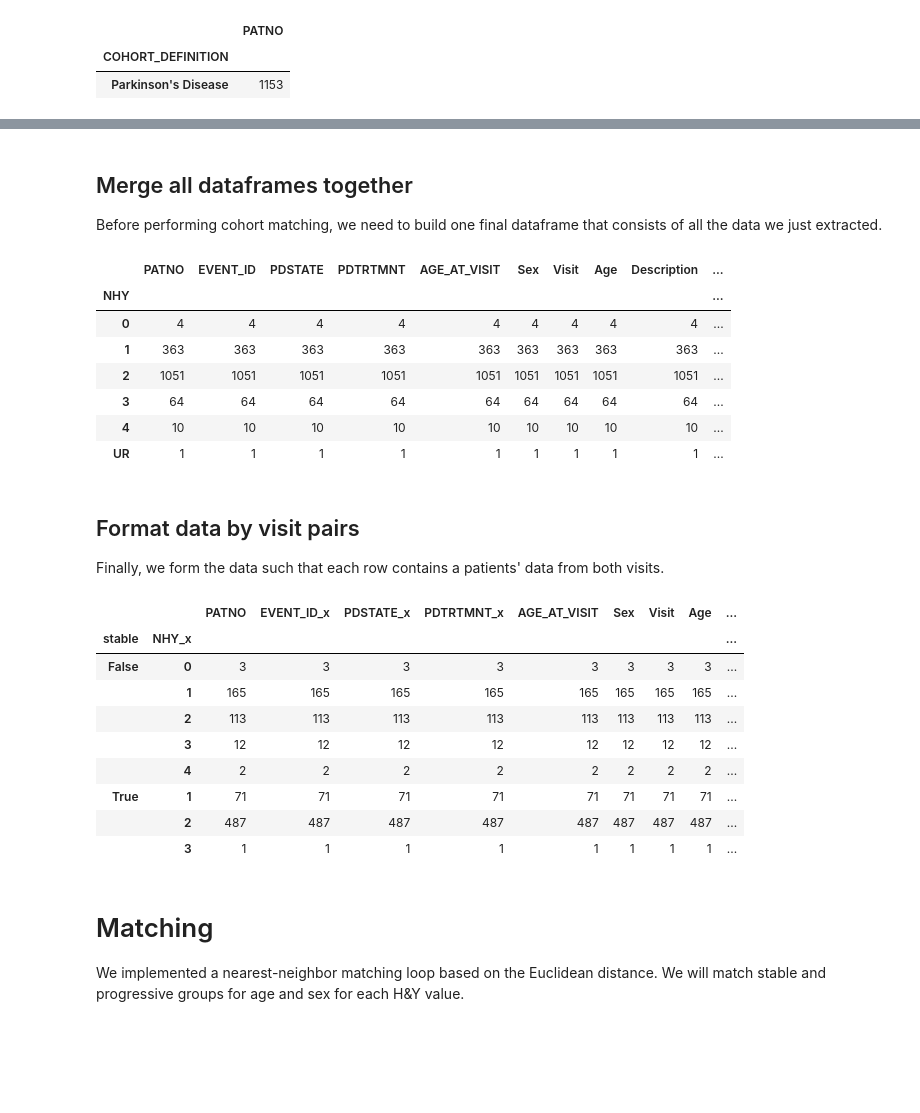
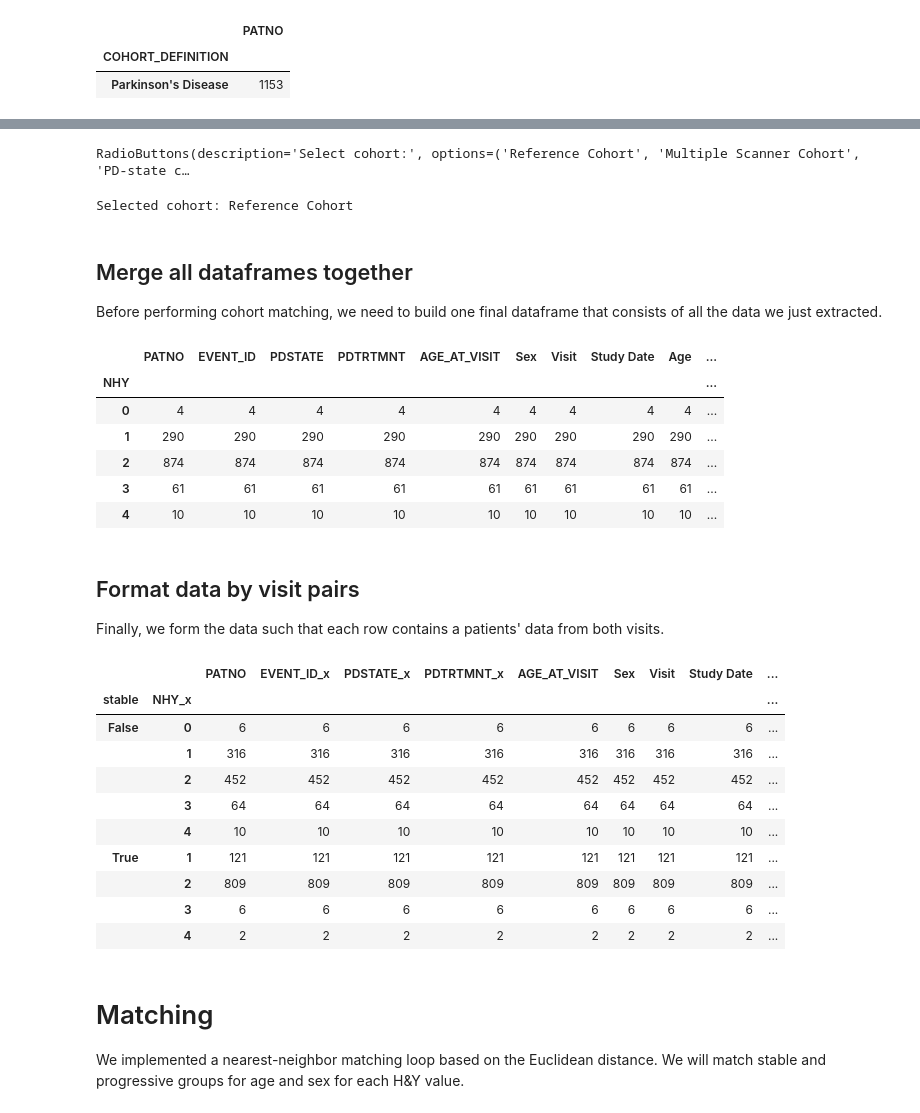
Before and after one commit to LivingPark-MRI/shu-etal, a Jupyter notebook: shu-etal.ipynb, the cells around one changed output, grey strips where cells are left out. Drawn from its saved outputs; the diff is of its cells as text; code cells hidden in the pictures; blank space fills up the shorter version.

```diff
--- a/shu-etal.ipynb
+++ b/shu-etal.ipynb
@@ -171,7 +154,7 @@ import numpy as np
 
 # Load MRI info data
 mri_df = pd.read_csv(
-    os.path.join(data_dir, 'MRI_info.csv')
+    os.path.join(utils.study_files_dir, 'MRI_info.csv')
 )
 
 # Keep rows with visits we need
@@ -182,8 +165,11 @@ visits = {'BL': 'V08',
           'V08': 'V13',
           'V10': 'V14'}
 
+imagingProtocolQuery = "Manufacturer="
+
 mri_df.rename(columns={'Subject ID': 'PATNO', 'Visit code': 'EVENT_ID'}, inplace=True)
 mri_df = mri_df[mri_df['EVENT_ID'].isin(visits)]
+mri_df["Imaging Protocol"] = mri_df["Imaging Protocol"].map(lambda x: x[x.index(imagingProtocolQuery) + len(imagingProtocolQuery):])
 mri_df["PATNO"] = mri_df["PATNO"].astype(np.int64)
 mri_df["Description"] = mri_df["Description"].astype(str)
 
@@ -220,9 +212,29 @@ participant_df.groupby('COHORT_DEFINITION').count()
+# %%
+import ipywidgets as widgets
+from IPython.display import display
+
+questions=widgets.RadioButtons(
+    options=['Reference Cohort', 'Multiple Scanner Cohort', 'PD-state cohort'],
+    value=None,
+    description='Select cohort:',
+    disabled=False)
+
+def cohort_prompt(sender):
+    COHORT_TYPE = questions.value
+    print('Selected cohort: ' + COHORT_TYPE)
+
+questions.observe(cohort_prompt, names=['value'])
+questions
+# %% [output]
+RadioButtons(description='Select cohort:', options=('Reference Cohort', 'Multiple Scanner Cohort', 'PD-state c…
+Selected cohort: Reference Cohort
 # %% [markdown]
 ## Merge all dataframes together
 
 Before performing cohort matching, we need to build one final dataframe that consists of all the data we just extracted.
 # %%
-# keys = ['PATNO', 'EVENT_ID']
+# Set cohort type
+COHORT_TYPE = "Reference Cohort" if questions.value is None else questions.value
 
 df_mri_age = df_age.merge(mri_df, how='right')
 df_mri_age['AGE_AT_VISIT'].fillna(df_mri_age['Age'])
@@ -230,17 +242,22 @@ df_mri_age = df_mri_age.merge(participant_df, on="PATNO")
 
 df = df_hy.merge(df_mri_age, how='inner')
 
+if COHORT_TYPE == "Reference Cohort":
+    df = df[
+        (df["Imaging Protocol"] == "SIEMENS") |
+        (df["Imaging Protocol"] == "Siemens")
+    ]
+
 # Display patients per HY stage
 df.groupby('NHY').count()
 # %% [output]
-|  | PATNO | EVENT_ID | PDSTATE | PDTRTMNT | AGE_AT_VISIT | Sex | Visit | Age | Description | ... |
+|  | PATNO | EVENT_ID | PDSTATE | PDTRTMNT | AGE_AT_VISIT | Sex | Visit | Study Date | Age | ... |
 | NHY |  |  |  |  |  |  |  |  |  | ... |
 | 0 | 4 | 4 | 4 | 4 | 4 | 4 | 4 | 4 | 4 | ... |
-| 1 | 363 | 363 | 363 | 363 | 363 | 363 | 363 | 363 | 363 | ... |
-| 2 | 1051 | 1051 | 1051 | 1051 | 1051 | 1051 | 1051 | 1051 | 1051 | ... |
-| 3 | 64 | 64 | 64 | 64 | 64 | 64 | 64 | 64 | 64 | ... |
+| 1 | 290 | 290 | 290 | 290 | 290 | 290 | 290 | 290 | 290 | ... |
+| 2 | 874 | 874 | 874 | 874 | 874 | 874 | 874 | 874 | 874 | ... |
+| 3 | 61 | 61 | 61 | 61 | 61 | 61 | 61 | 61 | 61 | ... |
 | 4 | 10 | 10 | 10 | 10 | 10 | 10 | 10 | 10 | 10 | ... |
-| UR | 1 | 1 | 1 | 1 | 1 | 1 | 1 | 1 | 1 | ... |
 # %% [markdown]
 ## Format data by visit pairs
 
@@ -282,45 +299,47 @@ def open_exclusions() -> set:
 def build_visit_df():
     visits_df = df
 
     # Exclude patients (if applicable)
     exclude_patients = open_exclusions()
     if len(exclude_patients) > 0:
         for patient in exclude_patients:
             visits_df = visits_df[visits_df["PATNO"]!=patient]
 
     # Set id of second visit in pair
     visits_df['next_visit'] = visits_df['EVENT_ID'].apply(next_visit)
 
     # Retrieve H&Y score of next visit
     visits_df = visits_df.merge(df_hy, how='left', left_on=['PATNO', 'next_visit'], right_on=['PATNO', 'EVENT_ID'])
 
     # Add patient sex to visit pairs
     visits_df = visits_df.merge(demo, on=['PATNO'])
 
     # Define visit as stable if NHY (first visit)
     visits_df['stable'] = (visits_df['NHY_x'] == visits_df['NHY_y'])
 
-    # Keep visit pairs with same PDSTATUS
-    visits_df = visits_df[visits_df["PDSTATE_x"]==visits_df["PDSTATE_y"]]
+    if COHORT_TYPE == "PD-state cohort":
+        # Keep visit pairs with same PDSTATUS
+        visits_df = visits_df[visits_df["PDSTATE_x"]==visits_df["PDSTATE_y"]]
 
     # Display data pairs
     visits_df.groupby(['stable', 'NHY_x'], dropna=False).count()
 
     return visits_df
 
 visits_df = build_visit_df()
 visits_df.groupby(['stable', 'NHY_x'], dropna=False).count()
 # %% [output]
-|  |  | PATNO | EVENT_ID_x | PDSTATE_x | PDTRTMNT_x | AGE_AT_VISIT | Sex | Visit | Age | ... |
+|  |  | PATNO | EVENT_ID_x | PDSTATE_x | PDTRTMNT_x | AGE_AT_VISIT | Sex | Visit | Study Date | ... |
 | stable | NHY_x |  |  |  |  |  |  |  |  | ... |
-| False | 0 | 3 | 3 | 3 | 3 | 3 | 3 | 3 | 3 | ... |
-|  | 1 | 165 | 165 | 165 | 165 | 165 | 165 | 165 | 165 | ... |
-|  | 2 | 113 | 113 | 113 | 113 | 113 | 113 | 113 | 113 | ... |
-|  | 3 | 12 | 12 | 12 | 12 | 12 | 12 | 12 | 12 | ... |
+| False | 0 | 6 | 6 | 6 | 6 | 6 | 6 | 6 | 6 | ... |
+|  | 1 | 316 | 316 | 316 | 316 | 316 | 316 | 316 | 316 | ... |
+|  | 2 | 452 | 452 | 452 | 452 | 452 | 452 | 452 | 452 | ... |
+|  | 3 | 64 | 64 | 64 | 64 | 64 | 64 | 64 | 64 | ... |
+|  | 4 | 10 | 10 | 10 | 10 | 10 | 10 | 10 | 10 | ... |
+| True | 1 | 121 | 121 | 121 | 121 | 121 | 121 | 121 | 121 | ... |
+|  | 2 | 809 | 809 | 809 | 809 | 809 | 809 | 809 | 809 | ... |
+|  | 3 | 6 | 6 | 6 | 6 | 6 | 6 | 6 | 6 | ... |
 |  | 4 | 2 | 2 | 2 | 2 | 2 | 2 | 2 | 2 | ... |
-| True | 1 | 71 | 71 | 71 | 71 | 71 | 71 | 71 | 71 | ... |
-|  | 2 | 487 | 487 | 487 | 487 | 487 | 487 | 487 | 487 | ... |
-|  | 3 | 1 | 1 | 1 | 1 | 1 | 1 | 1 | 1 | ... |
 # %% [markdown]
 # Matching
 
```
Also changed, not shown: parts of 43 cells of this notebook, 4 other files.
